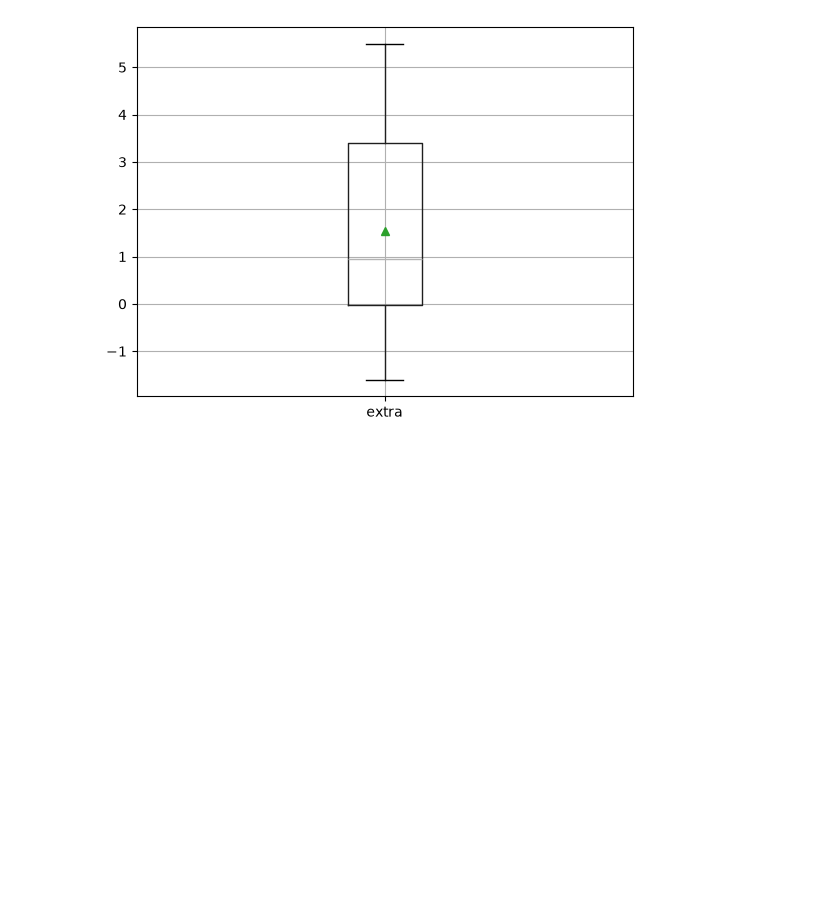
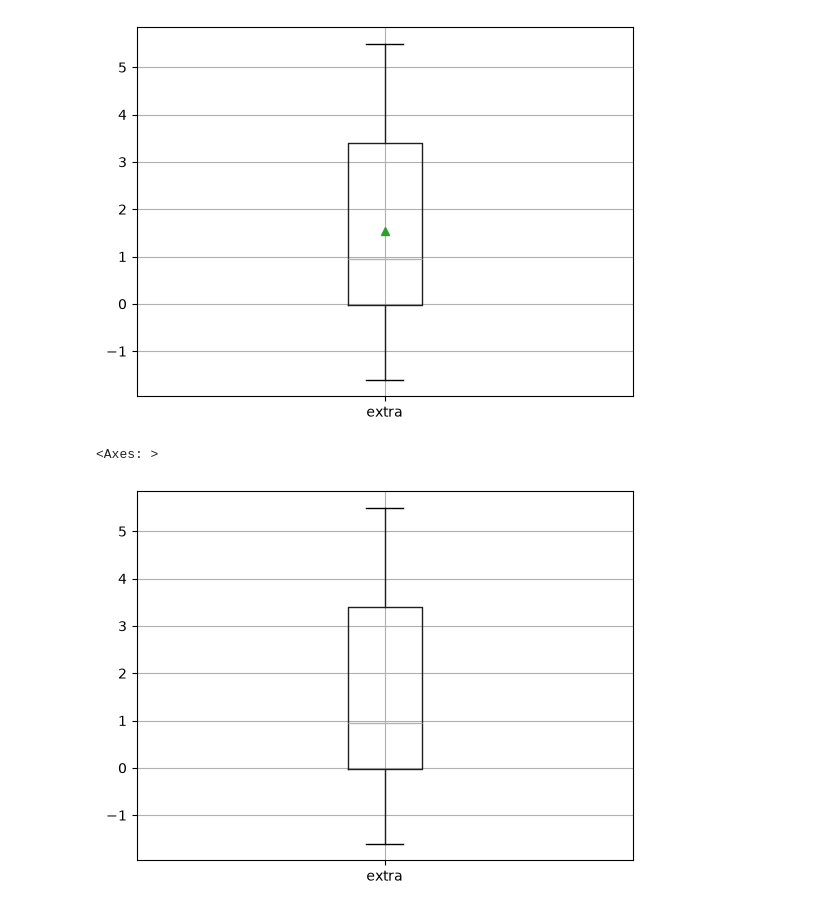
Before and after one commit to gc4113n/Fall-Winter2026, a Jupyter notebook: Georgia Allen.ipynb, the cells around one changed output. Saved outputs shown, nothing was run; the diff lists cells and outputs as text; code cells hidden in the pictures; blank space fills up the shorter version.

```diff
--- a/Georgia Allen.ipynb
+++ b/Georgia Allen.ipynb
@@ -32,3 +32,8 @@ plt.show()
 # %% [output]
 NameError: name 'plt' is not defined
 [figure]
+# %%
+datafile.boxplot(column="extra")
+# %% [output]
+<Axes: >
+[figure, added]
```
